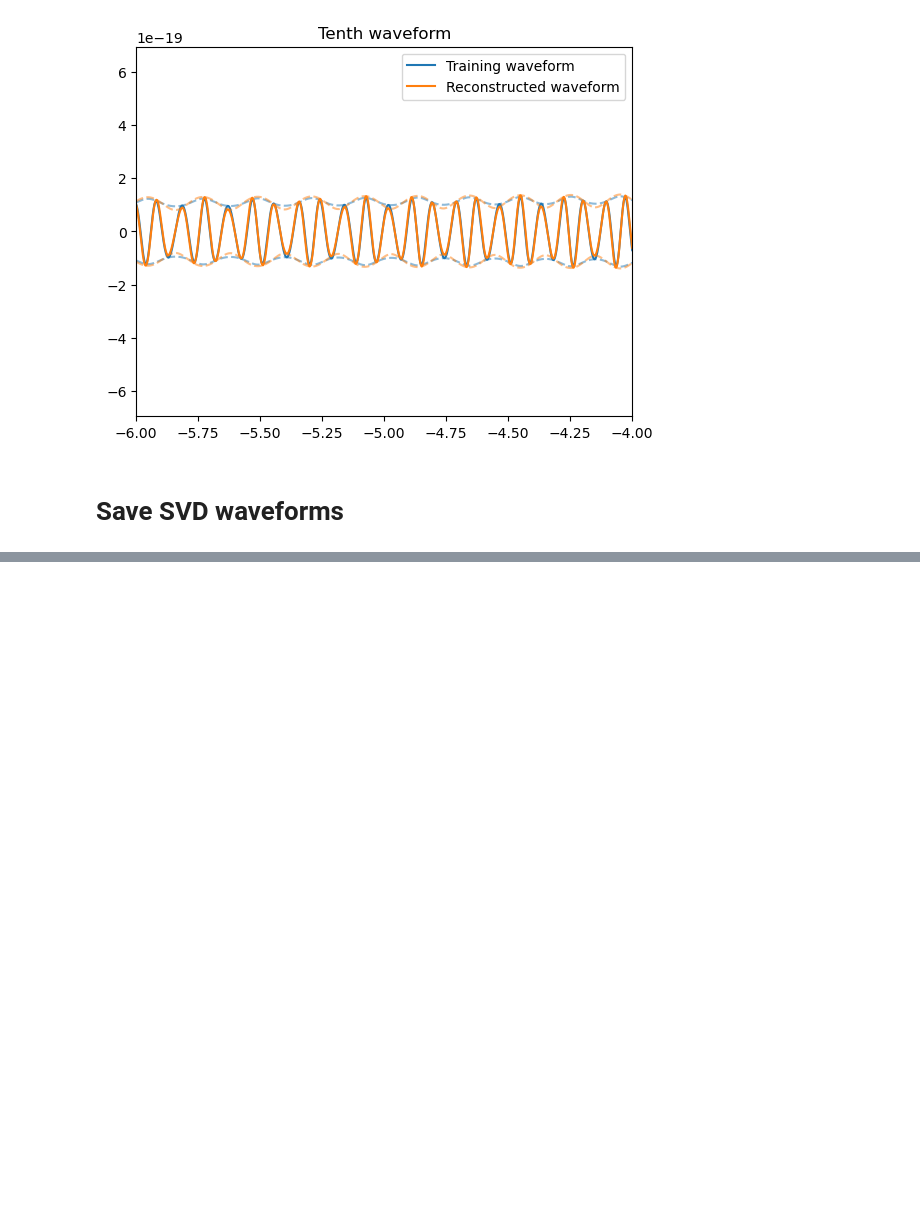
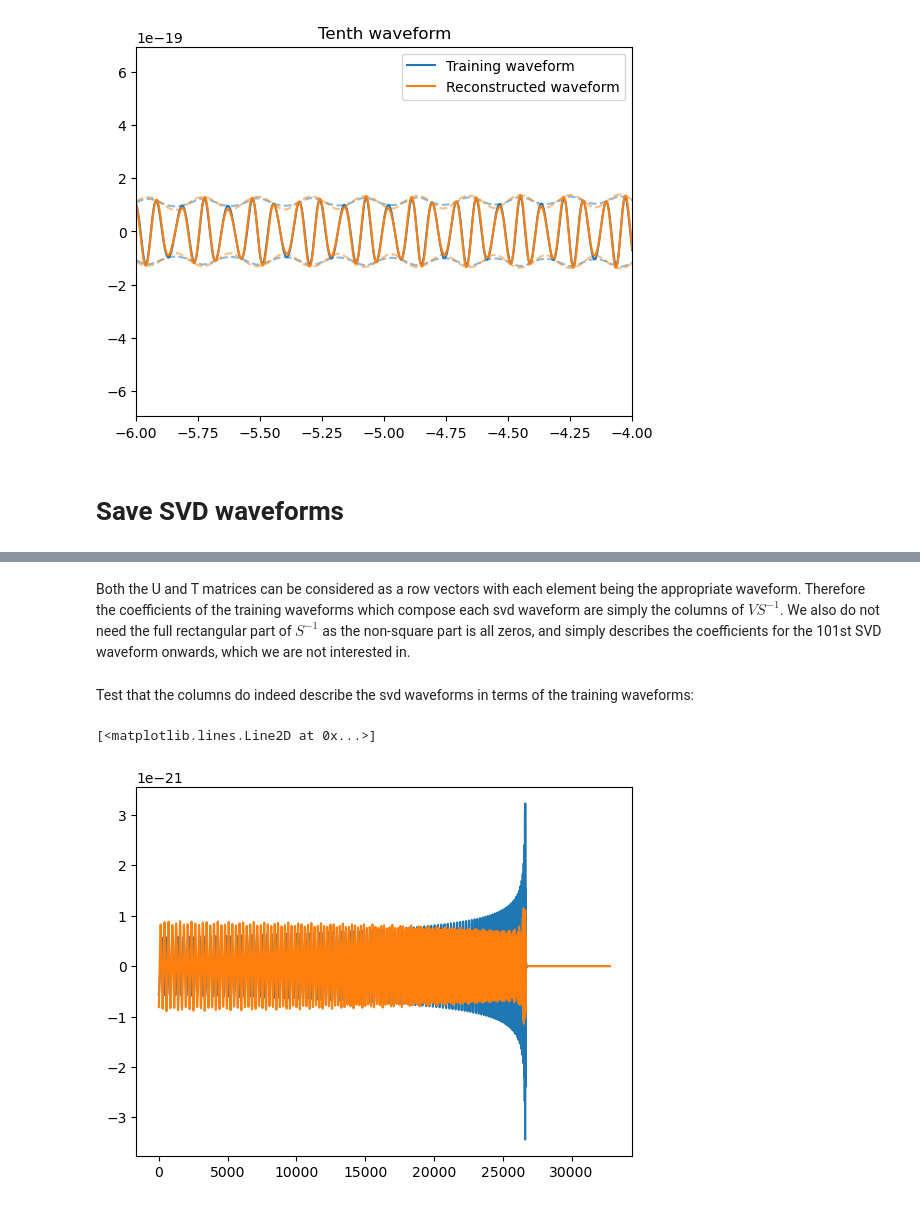
Before and after one commit to BenGPatterson/EccentricBinaries, a Jupyter notebook: notebooks/principal_component_analysis.ipynb, the cells around one changed output, grey strips where cells are left out. Cells and saved outputs as stored; diff of their text form; code cells hidden in the pictures; blank space fills up the shorter version.

```diff
--- a/notebooks/principal_component_analysis.ipynb
+++ b/notebooks/principal_component_analysis.ipynb
@@ -11,10 +12,6 @@ from calcwf import shifted_f, shifted_e, P_from_f, num_orbits, peri_advance_orbi
 # %%
 # Generates n training waveforms equally spaced in true anomaly
 def gen_training_wfs(f_low, e, M, q, n, sample_rate, approximant):
-
-    # Check if both h_ap and h_peri included
-    if n%2 == 1:
-        print('Both h_ap and h_peri are included only if an even number of training waveforms are requested.')
 
     # Generate shifted frequency, eccentricity, phase values
     max_s_f = shifted_f(f_low, e, M, q)
@@ -394,0 +410,21 @@ save_SVD_wfs('U_matrix_2svd_100t.pkl', [U.T[0], U.T[1]])
+# %% [markdown]
+Both the U and T matrices can be considered as a row vectors with each element being the appropriate waveform. Therefore the coefficients of the training waveforms which compose each svd waveform are simply the columns of $VS^{-1}$. We also do not need the full rectangular part of $S^{-1}$ as the non-square part is all zeros, and simply describes the coefficients for the 101st SVD waveform onwards, which we are not interested in.
+# %%
+# Inverse of Vh (i.e. hermitian matrix)
+V = Vh.T.conj()
+
+# Inverse of S
+inv_S = 1/S
+
+# Multiply together
+Vinv_S = np.matmul(V, np.diag(inv_S))
+# %% [markdown]
+Test that the columns do indeed describe the svd waveforms in terms of the training waveforms:
+# %%
+a = np.matmul(np.array(training_wfs).T, Vinv_S.T[0])
+b = np.matmul(np.array(training_wfs).T, Vinv_S.T[1])
+plt.plot(np.arange(len(a)), a)
+plt.plot(np.arange(len(b)), b)
+# %% [output]
+[<matplotlib.lines.Line2D at 0x...>]
+[figure, added]
```
Also changed, not shown: parts of 48 cells of this notebook, 3 other files.
